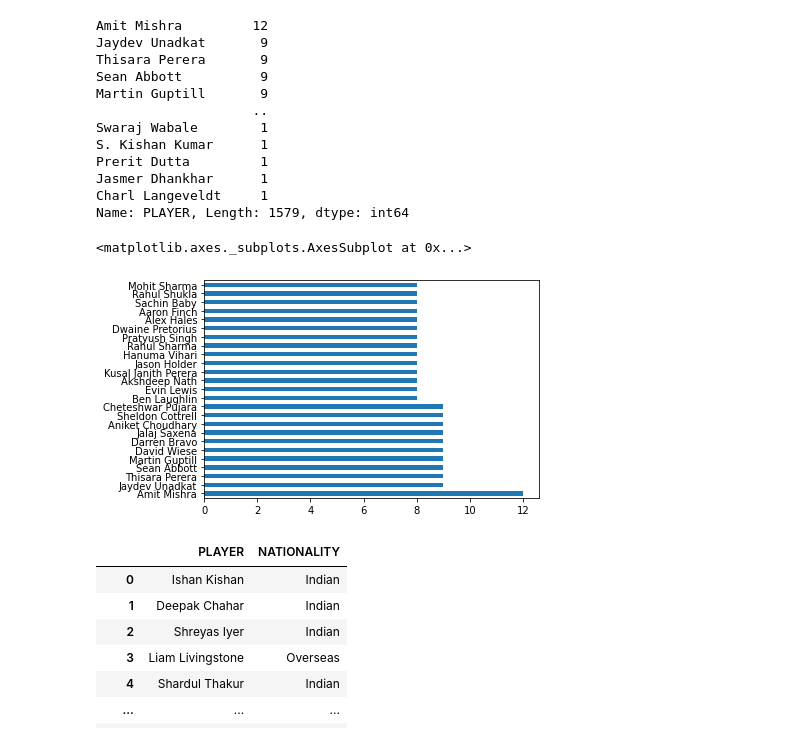
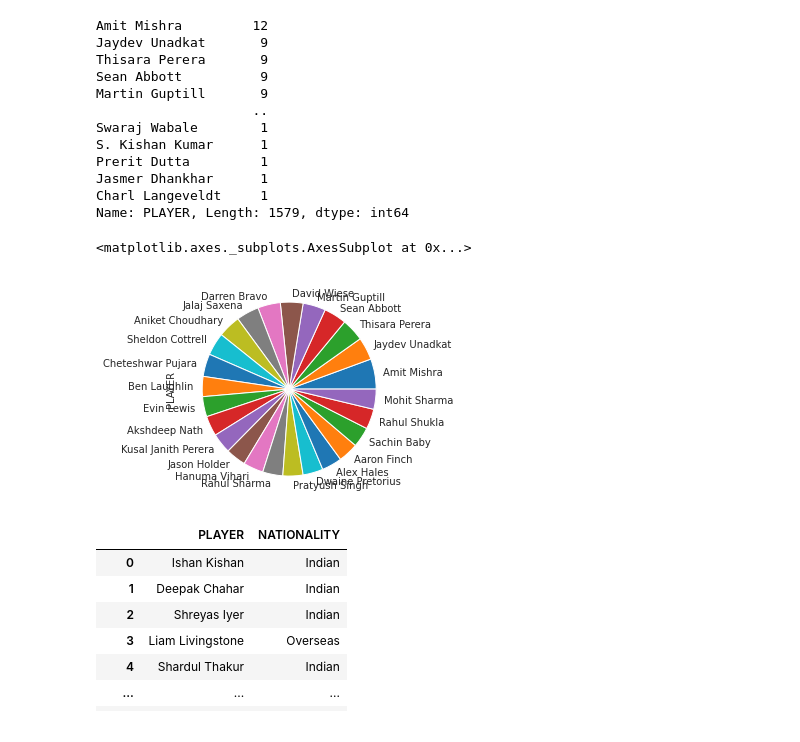
Before and after one commit to Deepali1311/IPL_Auction-DA1, a Jupyter notebook: IPL_Auction_Data_Analysis_.ipynb, the cells around one changed output. Drawn from its saved outputs; the diff is of its cells as text; code cells hidden in the pictures.

```diff
--- a/IPL_Auction_Data_Analysis_.ipynb
+++ b/IPL_Auction_Data_Analysis_.ipynb
@@ -77,0 +82,2 @@ df.describe()
+# %%
+df.rename(columns = {' PRICE ':'PRICE'}, inplace = True)                                    #rename Price coulmn (to remove the spaces it had before and after the alphabet)
@@ -77,0 +110,5 @@ df.describe()
+# %%
+df['PRICE'] = df['PRICE'].str.replace(',', '')
+df['PRICE'] = df['PRICE'].str.replace('?', '')
+df['PRICE'] = df['PRICE'].str.replace(' ', '')
+df['PRICE']
@@ -120,10 +190,10 @@ Jasmer Dhankhar      1
 Charl Langeveldt     1
 Name: PLAYER, Length: 1579, dtype: int64
 # %%
-player_count[:25].plot(kind='barh')
+player_count[:25].plot(kind='pie')
 # %% [output]
 <matplotlib.axes._subplots.AxesSubplot at 0x...>
-[figure, old version]
+[figure, new version]
 # %%
 player_by_nationality =df.loc[:,["PLAYER", "NATIONALITY"]]
 player_by_nationality
```
Also changed, not shown: parts of 18 cells of this notebook.
